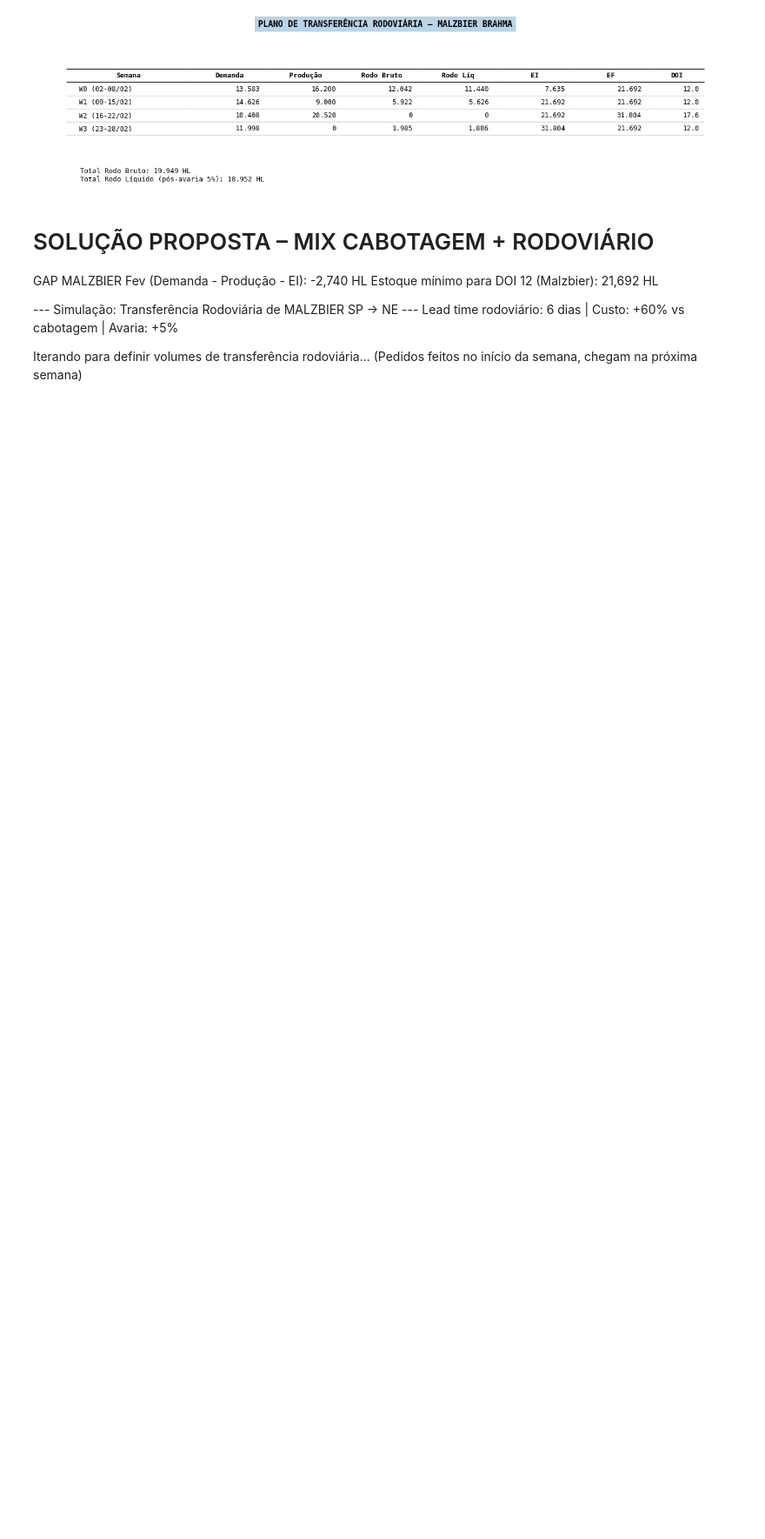
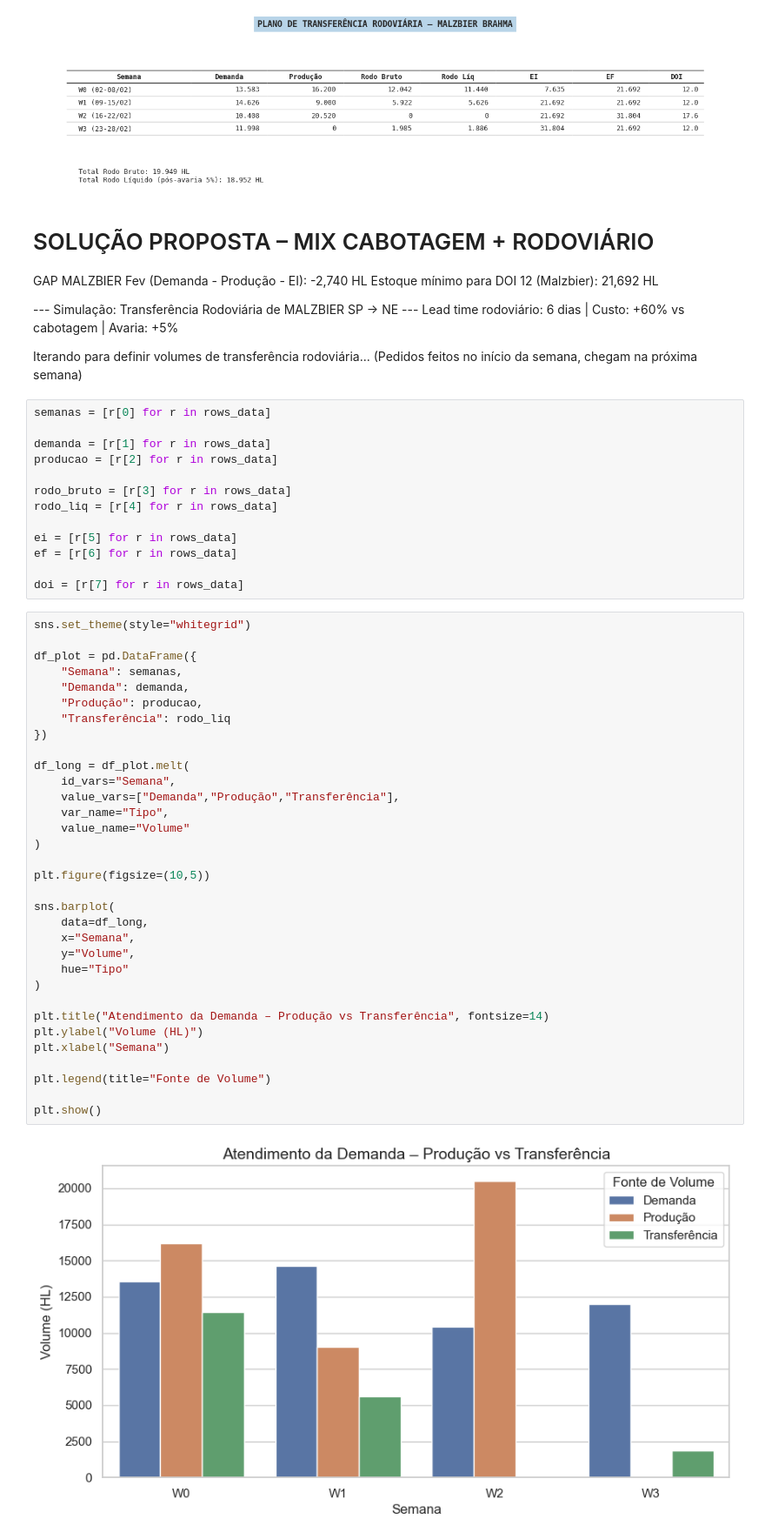
Before and after one commit to Joao0310/hackathon-ambev-dados, a Jupyter notebook: notebooks/cenario.ipynb, the cells around one changed output. Shown at 87% size. Cells and saved outputs as stored; diff of their text form; blank space fills up the shorter version.

```diff
--- a/notebooks/cenario.ipynb
+++ b/notebooks/cenario.ipynb
@@ -407,3 +454,51 @@ SOLUÇÃO PROPOSTA – MIX CABOTAGEM + RODOVIÁRIO
 
   Iterando para definir volumes de transferência rodoviária...
   (Pedidos feitos no início da semana, chegam na próxima semana)
+# %%
+semanas = [r[0] for r in rows_data]
+
+demanda = [r[1] for r in rows_data]
+producao = [r[2] for r in rows_data]
+
+rodo_bruto = [r[3] for r in rows_data]
+rodo_liq = [r[4] for r in rows_data]
+
+ei = [r[5] for r in rows_data]
+ef = [r[6] for r in rows_data]
+
+doi = [r[7] for r in rows_data]
+# %%
+sns.set_theme(style="whitegrid")
+
+df_plot = pd.DataFrame({
+    "Semana": semanas,
+    "Demanda": demanda,
+    "Produção": producao,
+    "Transferência": rodo_liq
+})
+
+df_long = df_plot.melt(
+    id_vars="Semana",
+    value_vars=["Demanda","Produção","Transferência"],
+    var_name="Tipo",
+    value_name="Volume"
+)
+
+plt.figure(figsize=(10,5))
+
+sns.barplot(
+    data=df_long,
+    x="Semana",
+    y="Volume",
+    hue="Tipo"
+)
+
+plt.title("Atendimento da Demanda – Produção vs Transferência", fontsize=14)
+plt.ylabel("Volume (HL)")
+plt.xlabel("Semana")
+
+plt.legend(title="Fonte de Volume")
+
+plt.show()
+# %% [output]
+[figure, added]
```
Also changed, not shown: parts of 6 cells of this notebook.
